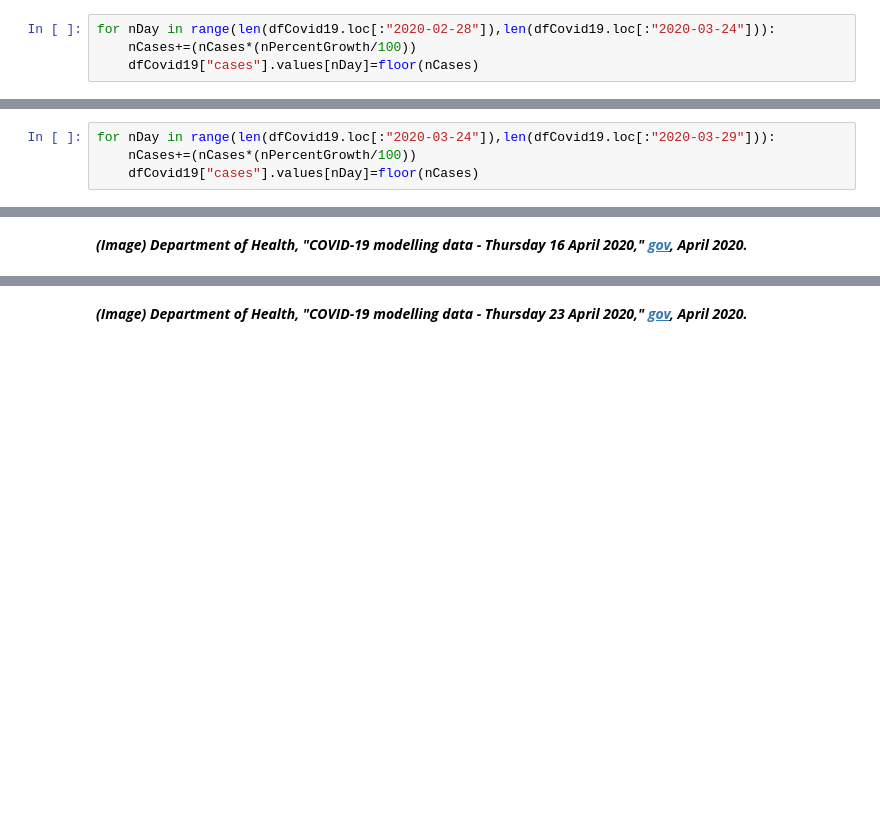
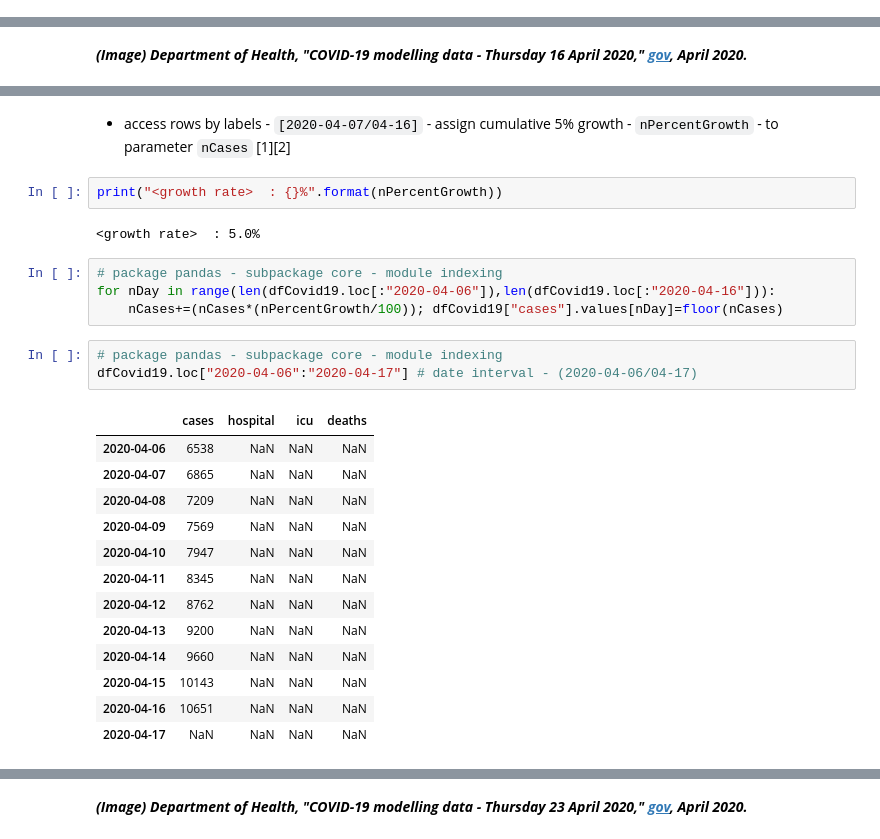
Before and after one commit to E6985/pda-numpy-random-simulation, a Jupyter notebook: Programming-for-Data-Analysis-Project-2020.ipynb, the cells around one changed output, grey strips where cells are left out. Drawn from its saved outputs; the diff is of its cells as text; blank space fills up the shorter version.

```diff
--- a/Programming-for-Data-Analysis-Project-2020.ipynb
+++ b/Programming-for-Data-Analysis-Project-2020.ipynb
@@ -356,4 +539,0 @@ from math import floor
-# %%
-for nDay in range(len(dfCovid19.loc[:"2020-02-28"]),len(dfCovid19.loc[:"2020-03-24"])):
-    nCases+=(nCases*(nPercentGrowth/100))
-    dfCovid19["cases"].values[nDay]=floor(nCases)
@@ -440,4 +539,0 @@ nPercentGrowth=15
-# %%
-for nDay in range(len(dfCovid19.loc[:"2020-03-24"]),len(dfCovid19.loc[:"2020-03-29"])):
-    nCases+=(nCases*(nPercentGrowth/100))
-    dfCovid19["cases"].values[nDay]=floor(nCases)
@@ -499,3 +590,36 @@ dfCovid19["2020-04-06":"2020-04-17"]
+# %% [markdown]
+- access rows by labels - ``[2020-04-07/04-16]`` - assign cumulative 5% growth - ``nPercentGrowth`` - to parameter ``nCases`` [1][2]
+
+<!--
+[1] Anaconda (_LocIndexer), "pandas.core.indexing," Docstring, June 2020.
+
+[2] No Reference - Assumptions
+-->
+# %%
+print("<growth rate>  : {}%".format(nPercentGrowth))
+# %% [output]
+<growth rate>  : 5.0%
+# %%
+# package pandas - subpackage core - module indexing
+for nDay in range(len(dfCovid19.loc[:"2020-04-06"]),len(dfCovid19.loc[:"2020-04-16"])):
+    nCases+=(nCases*(nPercentGrowth/100)); dfCovid19["cases"].values[nDay]=floor(nCases)
+# %%
+# package pandas - subpackage core - module indexing
+dfCovid19.loc["2020-04-06":"2020-04-17"] # date interval - (2020-04-06/04-17)
+# %% [output]
+|  | cases | hospital | icu | deaths |
+| 2020-04-06 | 6538 | NaN | NaN | NaN |
+| 2020-04-07 | 6865 | NaN | NaN | NaN |
+| 2020-04-08 | 7209 | NaN | NaN | NaN |
+| 2020-04-09 | 7569 | NaN | NaN | NaN |
+| 2020-04-10 | 7947 | NaN | NaN | NaN |
+| 2020-04-11 | 8345 | NaN | NaN | NaN |
+| 2020-04-12 | 8762 | NaN | NaN | NaN |
+| 2020-04-13 | 9200 | NaN | NaN | NaN |
+| 2020-04-14 | 9660 | NaN | NaN | NaN |
+| 2020-04-15 | 10143 | NaN | NaN | NaN |
+| 2020-04-16 | 10651 | NaN | NaN | NaN |
+| 2020-04-17 | NaN | NaN | NaN | NaN |
 # %% [markdown]
 [<img style="float:right;" src="img/04232020-cases-hospital-icu.png" target="_blank" width=200/>](https://github.com/E6985/pda-numpy-random-simulation/blob/main/img/04232020-cases-hospital-icu.png)
 
```
Also changed, not shown: parts of 62 cells of this notebook.
